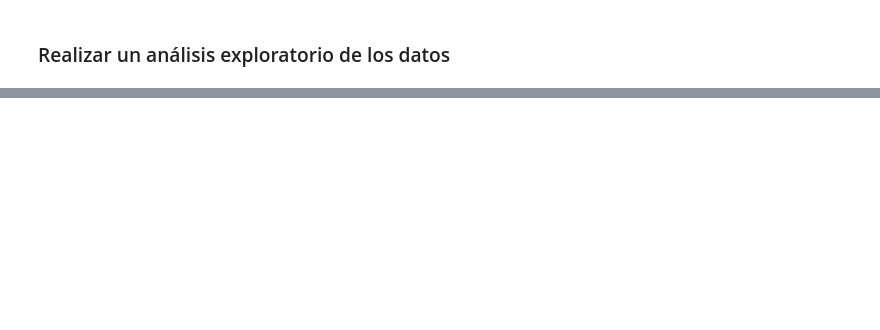
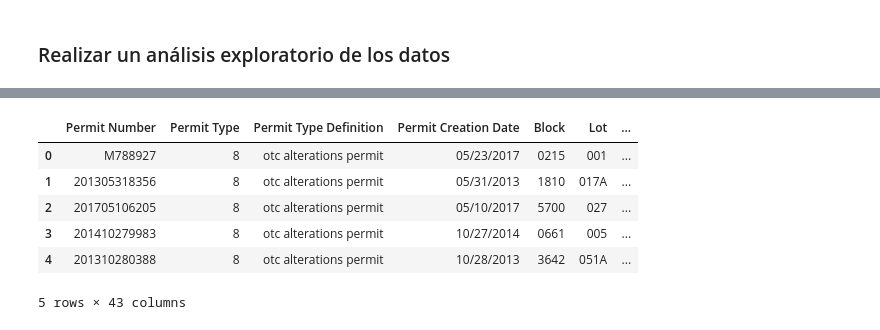
Before and after one commit to Apanizza197/AnalisisDeDatos, a Jupyter notebook: Practico 1/practico_1.ipynb, the cells around one changed output, grey strips where cells are left out. Drawn from its saved outputs; the diff is of its cells as text; code cells hidden in the pictures; blank space fills up the shorter version.

```diff
--- a/Practico 1/practico_1.ipynb
+++ b/Practico 1/practico_1.ipynb
@@ -22,5 +33,13 @@ print(f'Cantidad de columnas: {columns}')
 # %%
 # b. Observar y mostrar las primeras 5 filas
 
-df
+df.head()
+# %% [output]
+|  | Permit Number | Permit Type | Permit Type Definition | Permit Creation Date | Block | Lot | ... |
+| 0 | M788927 | 8 | otc alterations permit | 05/23/2017 | 0215 | 001 | ... |
+| 1 | 201305318356 | 8 | otc alterations permit | 05/31/2013 | 1810 | 017A | ... |
+| 2 | 201705106205 | 8 | otc alterations permit | 05/10/2017 | 5700 | 027 | ... |
+| 3 | 201410279983 | 8 | otc alterations permit | 10/27/2014 | 0661 | 005 | ... |
+| 4 | 201310280388 | 8 | otc alterations permit | 10/28/2013 | 3642 | 051A | ... |
+5 rows × 43 columns
 # %%
```
Also changed, not shown: parts of 7 cells of this notebook.
